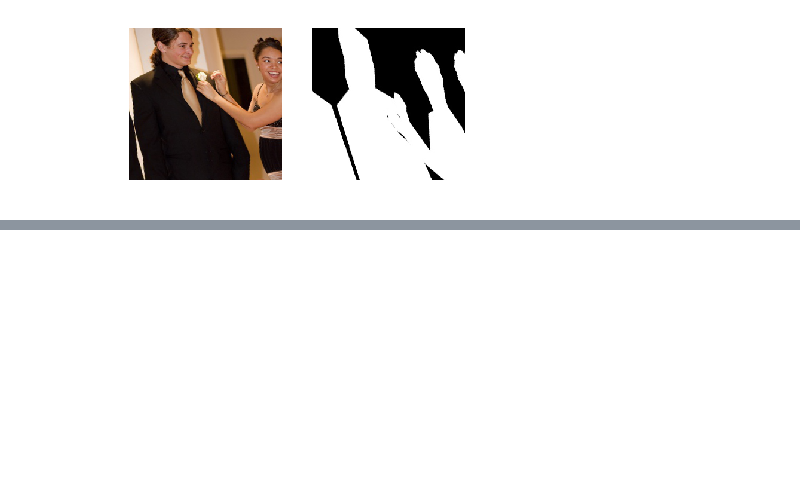
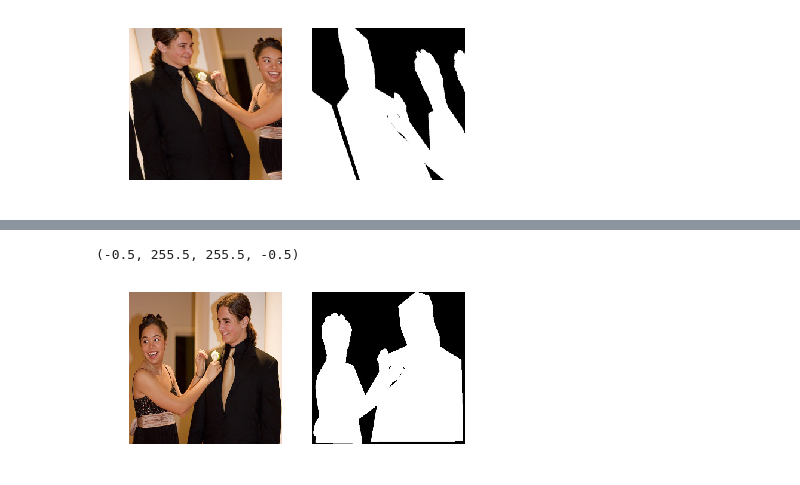
Before and after one commit to zakmatt/background_erasing, a Jupyter notebook: utils/data_augmentation.ipynb, the cells around one changed output, grey strips where cells are left out. Cells and saved outputs as stored; diff of their text form; code cells hidden in the pictures; blank space fills up the shorter version.

```diff
--- a/utils/data_augmentation.ipynb
+++ b/utils/data_augmentation.ipynb
@@ -173,0 +201,12 @@ plt.axis('off')
+# %%
+img_mirror = mirror(img)
+mask_mirror = mirror(mask)
+plt.subplot(1,2,1)
+plt.imshow(img_mirror)
+plt.axis('off')
+plt.subplot(1,2,2)
+plt.imshow(mask_mirror)
+plt.axis('off')
+# %% [output]
+(-0.5, 255.5, 255.5, -0.5)
+[figure, added]
```
Also changed, not shown: parts of 5 cells of this notebook, 2 other files.
